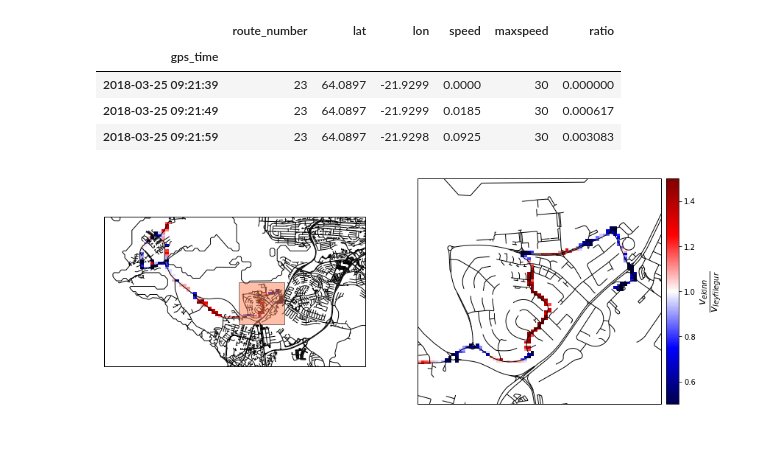
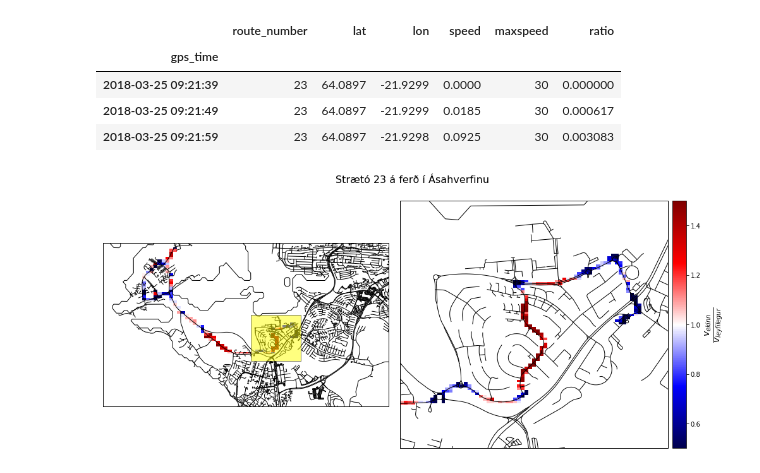
Before and after one commit to ArniDagur/straeto-notebook, a Jupyter notebook: straeto-notebook.ipynb, the cells around one changed output. Cells and saved outputs as stored; diff of their text form; code cells hidden in the pictures; blank space fills up the shorter version.

```diff
--- a/straeto-notebook.ipynb
+++ b/straeto-notebook.ipynb
@@ -264,30 +267,31 @@ df_23.head(3)
 # %%
 import shapely.geometry as sgeom
 
 box = sgeom.box(minx=-21.957609, maxx=-21.925687, miny=64.082863, maxy=64.095775)
 x0, y0, x1, y1 = box.bounds
 
 x = df_23['lon']
 y = df_23['lat']
 ratios = df_23['ratio']
 
 fig, (ax, ax2) = straeto.get_map(region=[[[-22.043032, -21.878363, 64.072429, 64.113672], 0.9],
                                  [[x0, x1, y0, y1], 0.9]],
                           res='f', figsize=(14, 7), shape=(1, 2))
 
 ax2 = straeto.add_shapefile(ax2, 'osm-data/output/extracted_roads.shp')
 ax = straeto.add_shapefile(ax, 'osm-data/output/extracted_roads.shp')
 ax2 = straeto.add_shapefile(ax2, 'osm-data/output/no_extracted_roads.shp')
 ax = straeto.add_shapefile(ax, 'osm-data/output/no_extracted_roads.shp')
 
 im = straeto.add_heatmap(ax, x, y, ratios, bins=40, statistic='median')
-ax.add_geometries([box], ccrs.PlateCarree(), facecolor='coral', edgecolor='black', alpha=0.5)
+ax.add_geometries([box], ccrs.PlateCarree(), facecolor='yellow', edgecolor='black', alpha=0.5)
 
 im = straeto.add_heatmap(ax2, x, y, ratios, bins=200, statistic='median')
 straeto.add_colorbar(fig, ax2, im, label='$\\frac{v_{ekinn}}{v_{leyfilegur}}$')
 
-fig.suptitle('Strætó 23 á ferð í Ásahverfinu')
-
+fig.suptitle('Strætó 23 á ferð í Ásahverfinu', size=16)
+fig.tight_layout()
+plt.subplots_adjust(top=1)
 plt.show()
 # %% [output]
-[figure, old version]
+[figure, new version]
```
Also changed, not shown: parts of 9 cells of this notebook, 6 other files.
